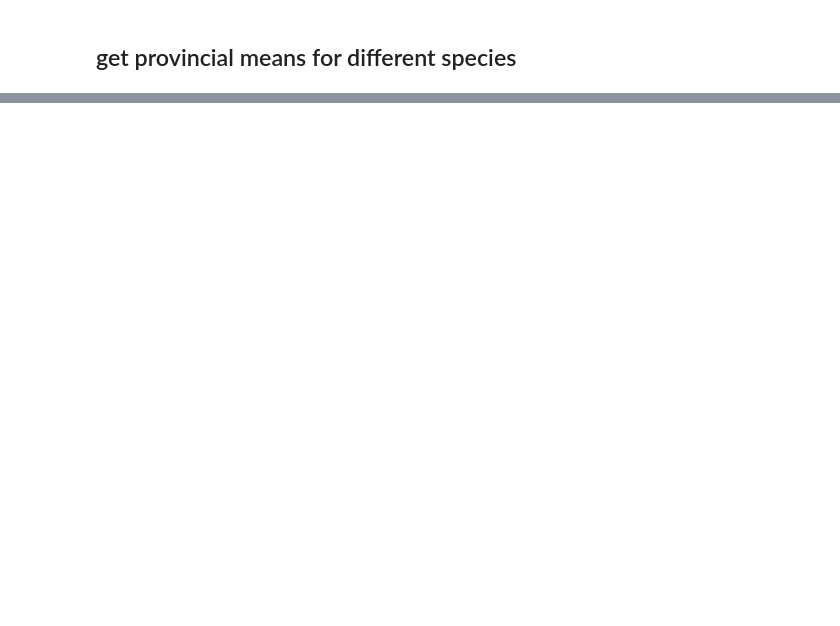
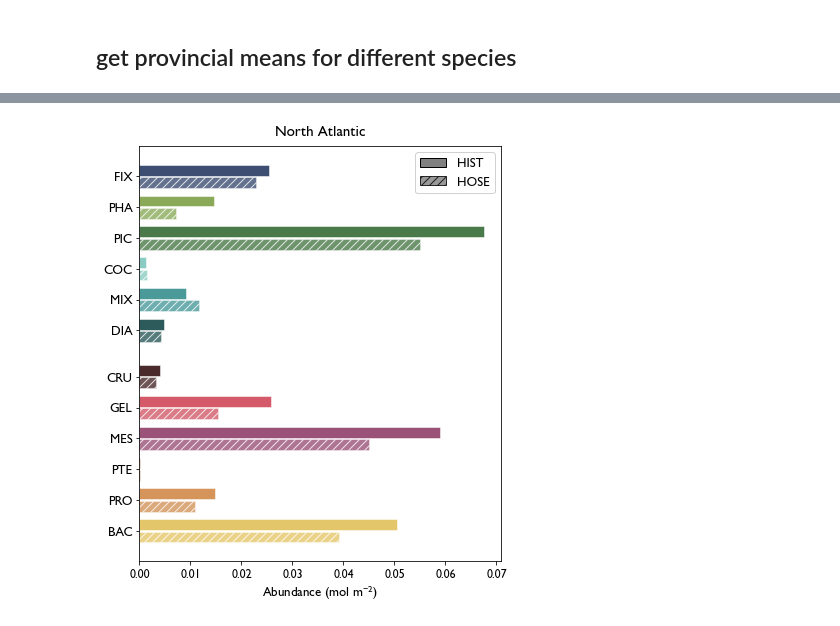
Before and after one commit to tjarnikova/AMOC-PLANKTOM, a Jupyter notebook: AMOC-LoP-202510/Poster-figures.ipynb, the cells around one changed output, grey strips where cells are left out. Drawn from its saved outputs; the diff is of its cells as text; code cells hidden in the pictures; blank space fills up the shorter version.

```diff
--- a/AMOC-LoP-202510/Poster-figures.ipynb
+++ b/AMOC-LoP-202510/Poster-figures.ipynb
@@ -1406,0 +714,99 @@ plt.show()
+# %%
+import pandas as pd
+import matplotlib.pyplot as plt
+import matplotlib.patches as mpatches
+import numpy as np
+from matplotlib import font_manager, rcParams
+import os
+
+# ================================
+# FONT CONFIGURATION
+# ================================
+plt.rcParams['text.usetex'] = False
+fs = 13
+gill_sans_path = "/gpfs/home/mep22dku/scratch/FONTS/gill-sans/GillSansMedium.otf"
+if os.path.exists(gill_sans_path):
+    font_manager.fontManager.addfont(gill_sans_path)
+    chosen_font = font_manager.FontProperties(fname=gill_sans_path).get_name()
+else:
+    chosen_font = "DejaVu Sans"
+rcParams.update({
+    'font.size': fs, 'font.family': chosen_font,
+    'axes.titlesize': fs, 'axes.labelsize': fs,
+    'xtick.labelsize': fs-1, 'ytick.labelsize': fs-1,
+})
+
+# ================================
+# SETTABLE
+# ================================
+bar_height  = 0.35
+bar_offset  = 0.2
+bar_spacing = 1.0
+gap         = 1.5
+xmax        = 1.2e-4
+ticks       = np.array([0, 2, 4, 6, 8, 10, 12]) * 1e-5
+
+phyto_species = ['DIA', 'MIX', 'COC', 'PIC', 'PHA', 'FIX']
+zoo_species   = ['BAC', 'PRO', 'PTE', 'MES', 'GEL', 'CRU']
+
+species_colors = {
+    'DIA': '#2d5a5a', 'MIX': '#4a9a9a', 'COC': '#8accc4',
+    'PIC': '#4a7a4a', 'PHA': '#8aaa5a', 'FIX': '#3d4e72',
+    'BAC': '#e4c66a', 'PRO': '#d4945a', 'PTE': '#b86830',
+    'MES': '#9a5278', 'GEL': '#d45a6a', 'CRU': '#4a2a2a',
+}
+
+# ================================
+# LOAD DATA
+# ================================
+df = pd.read_csv('./data/TESTall_province_means.csv', keep_default_na=False)
+df = df.loc[:, ~df.columns.str.contains('^Unnamed')]
+df.columns     = df.columns.str.strip()
+df['variable'] = df['variable'].str.strip()
+df['province'] = df['province'].str.strip()
+df['model']    = df['model'].str.strip()
+
+prov = df[df['province'] == 'NA']
+hist = prov[prov['model'] == 'HIST'].set_index('variable')['value']
+hose = prov[prov['model'] == 'HOSE'].set_index('variable')['value']
+hist = hist * 1000
+hose = hose * 1000
+# ================================
+# Y POSITIONS
+# ================================
+all_species = phyto_species + zoo_species
+y_zoo   = np.arange(len(zoo_species)) * bar_spacing
+y_phyto = np.arange(len(phyto_species)) * bar_spacing + y_zoo[-1] + gap
+y_all   = np.concatenate([y_phyto, y_zoo])
+colors  = [species_colors[s] for s in all_species]
+
+# ================================
+# PLOT
+# ================================
+fig, ax = plt.subplots(figsize=(6, 7))
+
+ax.barh(y_all + bar_offset, hist[all_species].values, height=bar_height,
+        color=colors, edgecolor='white', linewidth=0.5, align='center')
+ax.barh(y_all - bar_offset, hose[all_species].values, height=bar_height,
+        color=colors, edgecolor='white', linewidth=0.5, align='center',
+        hatch='///', alpha=0.8)
+
+ax.set_yticks(y_all)
+ax.set_yticklabels(all_species, fontsize=fs, fontweight='bold')
+#ax.set_xlim(0, xmax)
+#ax.set_xticks(ticks)
+#ax.set_xticklabels([f'{t:.1e}' for t in ticks], fontsize=fs-1, rotation=45)
+ax.set_xlabel('Abundance (mol m$^{-2}$)', fontsize=fs)
+ax.set_title('North Atlantic', fontsize=fs+2, fontweight='bold', pad=10)
+#ax.grid(axis='x', alpha=0.3)
+
+hist_patch = mpatches.Patch(facecolor='grey', edgecolor='black', label='HIST')
+hose_patch = mpatches.Patch(facecolor='grey', edgecolor='black', hatch='///', alpha=0.8, label='HOSE')
+ax.legend(handles=[hist_patch, hose_patch], fontsize=fs, loc='upper right', framealpha=0.9)
+
+plt.tight_layout()
+os.makedirs('./plts', exist_ok=True)
+plt.savefig('./plts/NA_paired_bars.png', dpi=300, bbox_inches='tight')
+plt.show()
+# %% [output]
+[figure, added]
```
Also changed, not shown: parts of 57 cells of this notebook.
